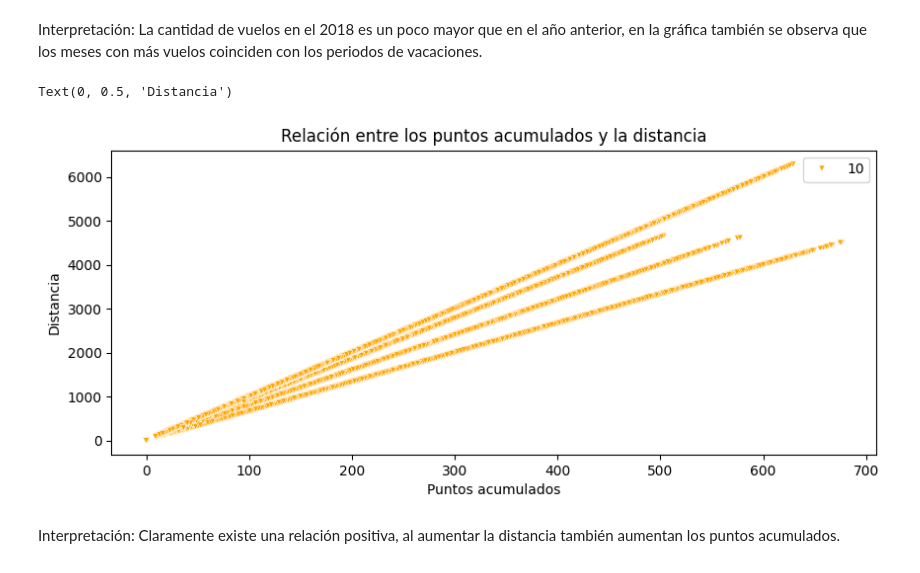
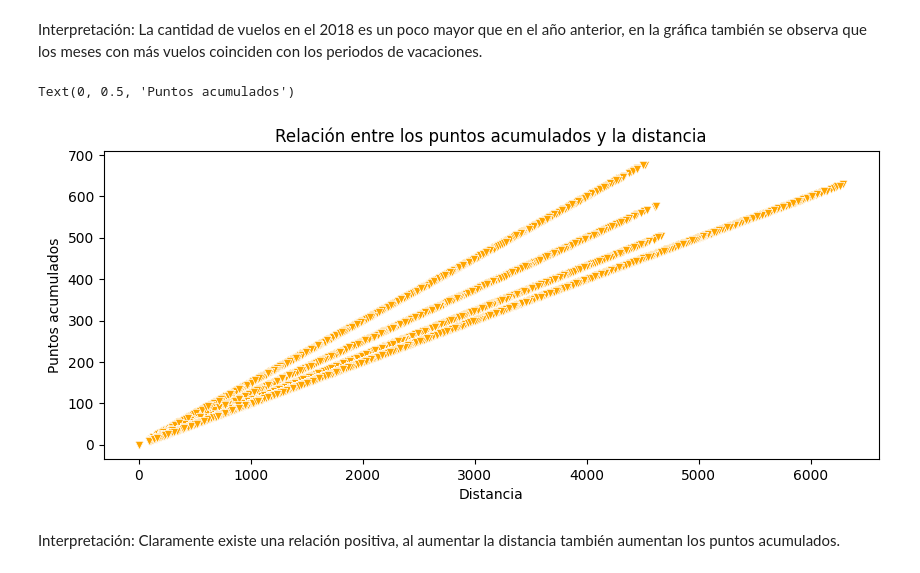
Before and after one commit to Adalab/bda-modulo-3-evaluacion-final-anitaromero25-bot, a Jupyter notebook: evaluacion_mod3_ana_romero_valderrama.ipynb, the cells around one changed output. Cells and saved outputs as stored; diff of their text form; code cells hidden in the pictures.

```diff
--- a/evaluacion_mod3_ana_romero_valderrama.ipynb
+++ b/evaluacion_mod3_ana_romero_valderrama.ipynb
@@ -842,13 +859,13 @@ Interpretación: La cantidad de vuelos en el 2018 es un poco mayor que en el añ
 # %%
 # ¿ EXISTE UNA RELACIÓN ENTRE LA DISTANCIA DE LOS VUELOS Y LOS PUNTOS ACUMULADOS POR LOS CLIENTES?
 plt.figure(figsize=(10,4))
-sns.scatterplot(x = "distance", y='points_accumlated', data=df_final, size=10, marker= "v",color = 'orange')
+sns.scatterplot(x = "distance", y='points_accumulated', data=df_final, marker= "v",color = 'orange')
 plt.title ('Relación entre los puntos acumulados y la distancia')
 plt.xlabel('Distancia')
 plt.ylabel('Puntos acumulados')
 # %% [output]
-Text(0, 0.5, 'Distancia')
+Text(0, 0.5, 'Puntos acumulados')
-[figure, old version]
+[figure, new version]
 # %% [markdown]
 Interpretación: Claramente existe una relación positiva, al aumentar la distancia también aumentan los puntos acumulados.
 # %%
```
Also changed, not shown: parts of 14 cells of this notebook, 1 other file.
